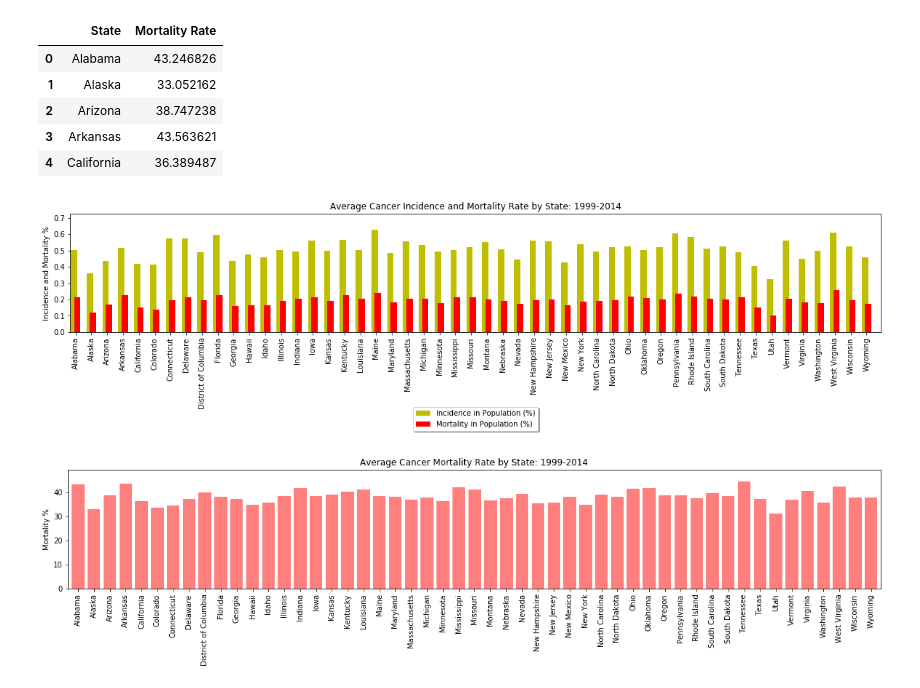
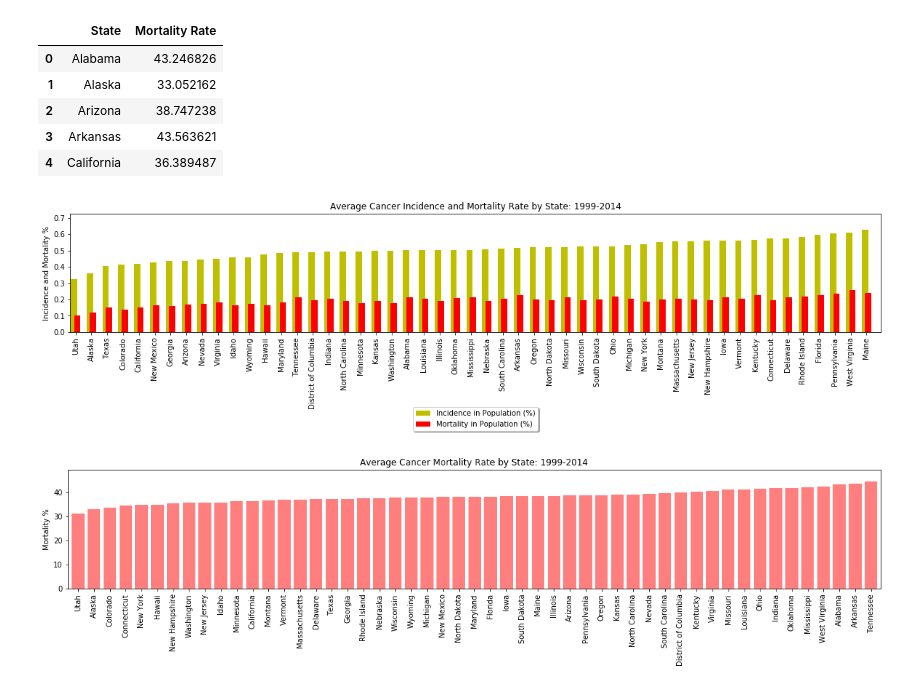
Before and after one commit to dan-brueckman/Group-Project1, a Jupyter notebook: GroupProject 1 Cancer Data Script.ipynb, the cells around one changed output. Cells and saved outputs as stored; diff of their text form; code cells hidden in the pictures.

Commit message:
adding sorted graphs

```diff
--- a/GroupProject 1 Cancer Data Script.ipynb
+++ b/GroupProject 1 Cancer Data Script.ipynb
@@ -148,41 +153,45 @@ See the caveats in the documentation: http://pandas.pydata.org/pandas-docs/stabl
 | 3 | Arkansas | 43.563621 |
 | 4 | California | 36.389487 |
 # %%
-x_axis = np.arange(len(state_pop_incidences_df))
+state_pop_incidence_mortality_combined_df.sort_values("Incidence %", ascending = True, inplace = True)
+
+x_axis = np.arange(len(state_pop_incidence_mortality_combined_df))
 tick_locations = [value+0.1 for value in x_axis]
 
 plt.figure(figsize = (20,3))
-plt.xticks(tick_locations, state_pop_incidences_df["AREA"], rotation="vertical")
+plt.xticks(tick_locations, state_pop_incidence_mortality_combined_df["State"], rotation="vertical")
 
 plt.xlim(-0.25, len(x_axis))
-plt.ylim(0, max(state_pop_incidences_df["% of Population"])+.1)
+plt.ylim(0, max(state_pop_incidence_mortality_combined_df["Incidence %"])+.1)
 
 plt.title("Average Cancer Incidence and Mortality Rate by State: 1999-2014")
 plt.ylabel("Incidence and Mortality %")
 
 ax = plt.subplot(111)
-incidence_bar = ax.bar(x_axis-0.2, state_pop_incidences_df["% of Population"], width=0.4,color='y',align='edge', label = "Incidence in Population (%)")
-mortality_bar = ax.bar(x_axis, state_pop_mortality_df["% of Population"], width=0.4 ,color='r',align='edge', label = "Mortality in Population (%)")
+incidence_bar = ax.bar(x_axis-0.2, state_pop_incidence_mortality_combined_df["Incidence %"], width=0.4,color='y',align='edge', label = "Incidence in Population (%)")
+mortality_bar = ax.bar(x_axis, state_pop_incidence_mortality_combined_df["Mortality %"], width=0.4 ,color='r',align='edge', label = "Mortality in Population (%)")
 
 plt.legend(handles=[incidence_bar, mortality_bar], loc = "upper center", bbox_to_anchor=(0.5, -0.6), shadow = True )
 
 plt.show()
 # %% [output]
-[figure, old version]
+[figure, new version]
 # %%
+average_state_mortality_df.sort_values("Mortality Rate", ascending = True, inplace = True)
+
 x_axis = np.arange(len(average_state_mortality_df))
 tick_locations = [value+0.4 for value in x_axis]
 
 plt.figure(figsize = (20,3))
 plt.xticks(tick_locations, average_state_mortality_df["State"], rotation="vertical")
 
 plt.xlim(-0.25, len(x_axis))
 plt.ylim(0, max(average_state_mortality_df["Mortality Rate"])+5)
 
 plt.title("Average Cancer Mortality Rate by State: 1999-2014")
 plt.ylabel("Mortality %")
 
 avg_state_mortality_bar = plt.bar(x_axis, average_state_mortality_df["Mortality Rate"], alpha = .5, color = "r", align="edge")
 plt.show()
 # %% [output]
-[figure, old version]
+[figure, new version]
```
Also changed, not shown: parts of 1 cell of this notebook, 1 other file.
